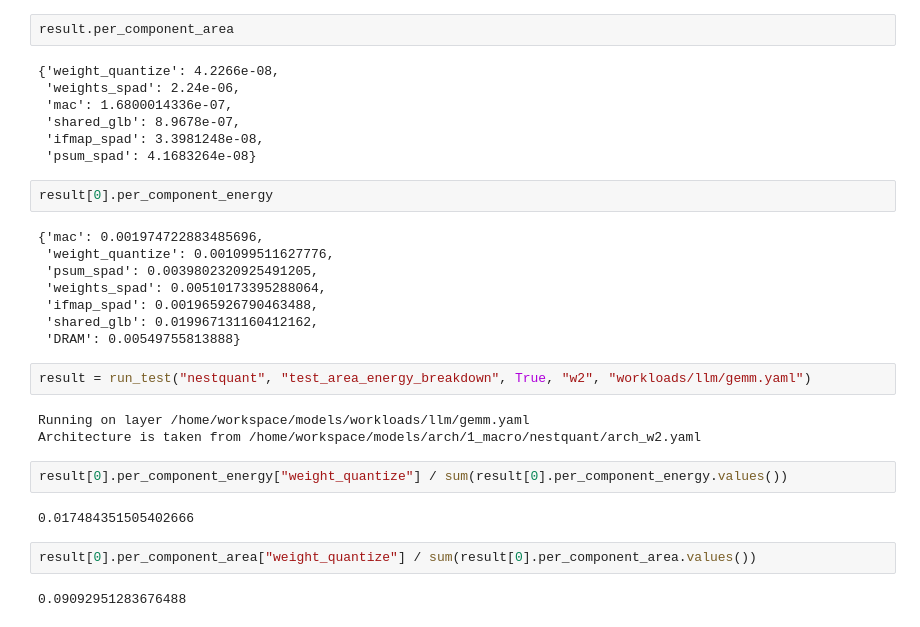
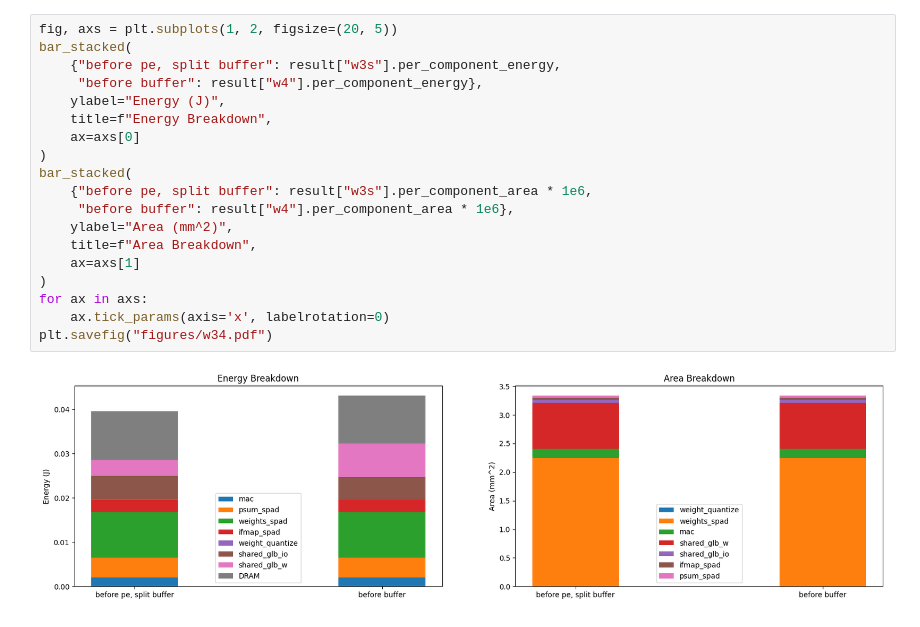
Before and after one commit to cookiedoth/cimloop, a Jupyter notebook: workspace/models/arch/1_macro/nestquant/_guide.ipynb, the cells around one changed output. Cells and saved outputs as stored; diff of their text form.

```diff
--- a/workspace/models/arch/1_macro/nestquant/_guide.ipynb
+++ b/workspace/models/arch/1_macro/nestquant/_guide.ipynb
@@ -102,32 +63,21 @@ result.per_component_energy
-# %%
-result.per_component_area
-# %% [output]
-{'weight_quantize': 4.2266e-08,
- 'weights_spad': 2.24e-06,
- 'mac': 1.6800014336e-07,
- 'shared_glb': 8.9678e-07,
- 'ifmap_spad': 3.3981248e-08,
- 'psum_spad': 4.1683264e-08}
-# %%
-result[0].per_component_energy
-# %% [output]
-{'mac': 0.001974722883485696,
- 'weight_quantize': 0.001099511627776,
- 'psum_spad': 0.0039802320925491205,
- 'weights_spad': 0.00510173395288064,
- 'ifmap_spad': 0.001965926790463488,
- 'shared_glb': 0.019967131160412162,
- 'DRAM': 0.00549755813888}
-# %%
-result = run_test("nestquant", "test_area_energy_breakdown", True, "w2", "workloads/llm/gemm.yaml")
-# %% [output]
-Running on layer /home/workspace/models/workloads/llm/gemm.yaml
-Architecture is taken from /home/workspace/models/arch/1_macro/nestquant/arch_w2.yaml
-# %%
-result[0].per_component_energy["weight_quantize"] / sum(result[0].per_component_energy.values())
-# %% [output]
-0.017484351505402666
-# %%
-result[0].per_component_area["weight_quantize"] / sum(result[0].per_component_area.values())
-# %% [output]
-0.09092951283676488
+# %%
+fig, axs = plt.subplots(1, 2, figsize=(20, 5))
+bar_stacked(
+    {"before pe, split buffer": result["w3s"].per_component_energy,
+     "before buffer": result["w4"].per_component_energy},
+    ylabel="Energy (J)",
+    title=f"Energy Breakdown",
+    ax=axs[0]
+)
+bar_stacked(
+    {"before pe, split buffer": result["w3s"].per_component_area * 1e6,
+     "before buffer": result["w4"].per_component_area * 1e6},
+    ylabel="Area (mm^2)",
+    title=f"Area Breakdown",
+    ax=axs[1]
+)
+for ax in axs:
+    ax.tick_params(axis='x', labelrotation=0)
+plt.savefig("figures/w34.pdf")
+# %% [output]
+[figure, added]
```
Also changed, not shown: parts of 12 cells of this notebook, 11 other files.
